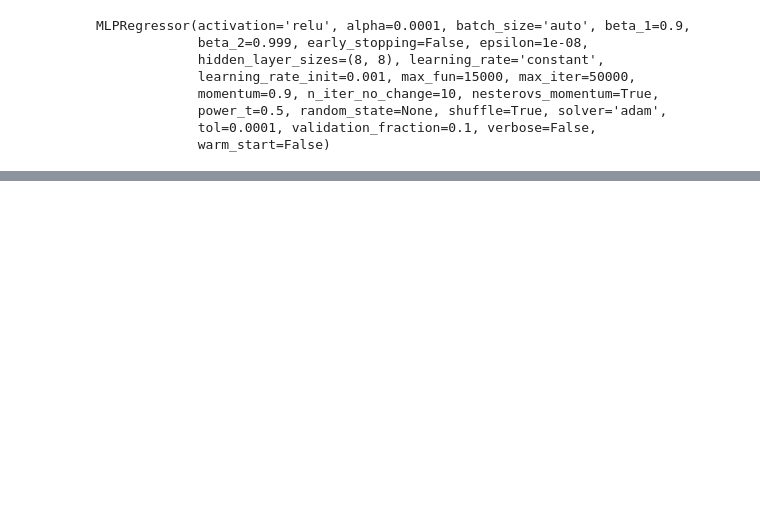
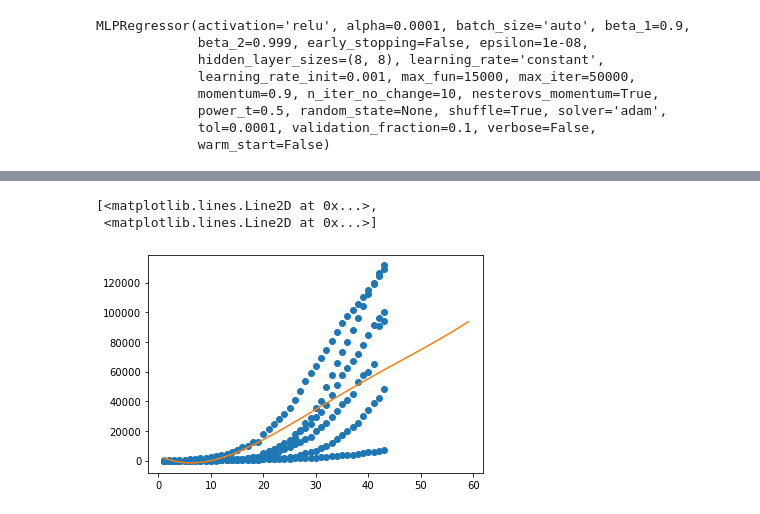
Before and after one commit to Pedrag1234/FEUP_IART_TP2, a Jupyter notebook: src/Neural Network .ipynb, the cells around one changed output, grey strips where cells are left out. Saved outputs shown, nothing was run; the diff lists cells and outputs as text; code cells hidden in the pictures; blank space fills up the shorter version.

```diff
--- a/src/Neural Network .ipynb
+++ b/src/Neural Network .ipynb
@@ -138,0 +145,11 @@ plt.plot(a,b)
+# %%
+from scipy.interpolate import *
+
+poly = np.poly1d(np.polyfit(a,b,5))
+y = poly(a)
+
+plt.plot(EU_covid_data["date"], EU_covid_data["total_cases"], "o", a, y)
+# %% [output]
+[<matplotlib.lines.Line2D at 0x...>,
+ <matplotlib.lines.Line2D at 0x...>]
+[figure, added]
```
Also changed, not shown: parts of 8 cells of this notebook, 1 other file.
